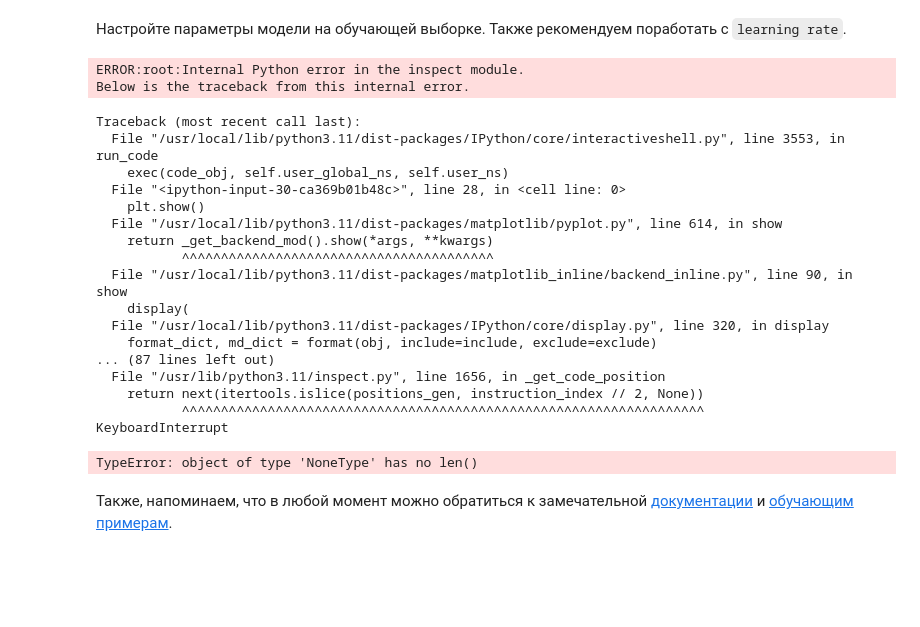
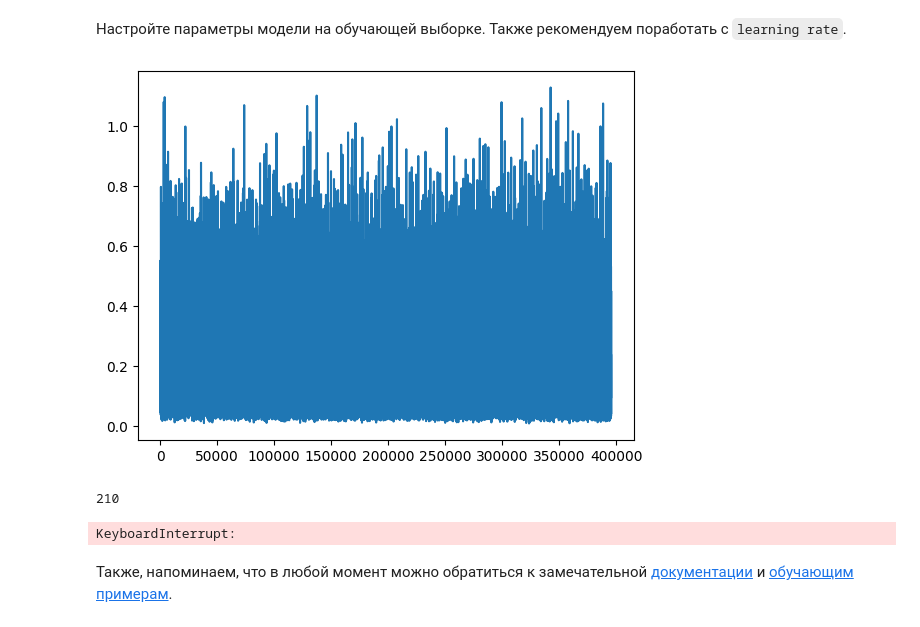
Before and after one commit to slavatlsn/slavatlsn.github.io, a Jupyter notebook: homeworks/hw01_classification/02_hw_fmnist_classification.ipynb, the cells around one changed output. Drawn from its saved outputs; the diff is of its cells as text; code cells hidden in the pictures; blank space fills up the shorter version.

```diff
--- a/homeworks/hw01_classification/02_hw_fmnist_classification.ipynb
+++ b/homeworks/hw01_classification/02_hw_fmnist_classification.ipynb
@@ -171,16 +171,13 @@ __Внимание, ваша модель должна быть представ
 # %%
 # Creating model instance
 model_task_1 = nn.Sequential(
-   nn.Conv2d(1, 8, kernel_size = 3),
-   nn.BatchNorm2d(8),
+   nn.Conv2d(1, 2, kernel_size = 5),
    nn.ReLU(),
+   nn.MaxPool2d(kernel_size=3),
    nn.Flatten(),
-   nn.Linear(5408, 2048),
+   nn.Linear(128, 56),
    nn.ReLU(),
-   nn.Linear(2048, 256),
-   nn.Dropout(0.5),
-   nn.ReLU(),
-   nn.Linear(256, 10),
+   nn.Linear(56, 10),
    nn.LogSoftmax(dim=-1)
 )
 # your code here
@@ -231,55 +225,38 @@ Everything seems fine!
 # %%
 # your code here
 l = nn.NLLLoss()
-optim = torch.optim.Adam(model_task_1.parameters(), lr = 0.001, weight_decay=0.0002)
+optim = torch.optim.Adam(model_task_1.parameters(), lr = 0.0001, weight_decay=0.0002)
 #sched = torch.optim.lr_scheduler.ReduceLROnPlateau(optim, 'min', factor=0.8, patience=5)
 losses = []
 losses2 = []
 i = 0
-num_epochs = 10
+num_epochs = 300
 
 for i in range(num_epochs):
   for imgs, trgs in train_data_loader:
     optim.zero_grad()
     pred = model_task_1(imgs.to(device))
     loss = l(pred, trgs.to(device))
     losses.append(loss.to('cpu'))
     '''with torch.no_grad():
       for _imgs, _trgs in test_data_loader:
         losses2.append(l(model_task_1(_imgs.to(device)), _trgs.to(device)).to('cpu'))
         break'''
     loss.backward()
     optim.step()
   if(i % 5 == 0):
     with torch.no_grad():
       #sched.step(get_accuracy(model_task_1, test_data_loader))
       clear_output(True)
       plt.plot(losses)
-      plt.plot(losses2)
+      #plt.plot(losses2)
       plt.show()
       print(i)
   i += 1
 # %% [output]
+[figure, added]
-ERROR:root:Internal Python error in the inspect module.
-Below is the traceback from this internal error.
+210
-Traceback (most recent call last):
-  File "/usr/local/lib/python3.11/dist-packages/IPython/core/interactiveshell.py", line 3553, in run_code
-    exec(code_obj, self.user_global_ns, self.user_ns)
-  File "<ipython-input-30-ca369b01b48c>", line 28, in <cell line: 0>
-    plt.show()
-  File "/usr/local/lib/python3.11/dist-packages/matplotlib/pyplot.py", line 614, in show
-    return _get_backend_mod().show(*args, **kwargs)
-           ^^^^^^^^^^^^^^^^^^^^^^^^^^^^^^^^^^^^^^^^
-  File "/usr/local/lib/python3.11/dist-packages/matplotlib_inline/backend_inline.py", line 90, in show
-    display(
-  File "/usr/local/lib/python3.11/dist-packages/IPython/core/display.py", line 320, in display
-    format_dict, md_dict = format(obj, include=include, exclude=exclude)
-... (87 lines left out)
-  File "/usr/lib/python3.11/inspect.py", line 1656, in _get_code_position
-    return next(itertools.islice(positions_gen, instruction_index // 2, None))
-           ^^^^^^^^^^^^^^^^^^^^^^^^^^^^^^^^^^^^^^^^^^^^^^^^^^^^^^^^^^^^^^^^^^^
-KeyboardInterrupt
+KeyboardInterrupt:
-TypeError: object of type 'NoneType' has no len()
 # %% [markdown]
 Также, напоминаем, что в любой момент можно обратиться к замечательной [документации](https://pytorch.org/docs/stable/index.html) и [обучающим примерам](https://pytorch.org/tutorials/).
 # %% [markdown]
```
Also changed, not shown: parts of 8 cells of this notebook.
